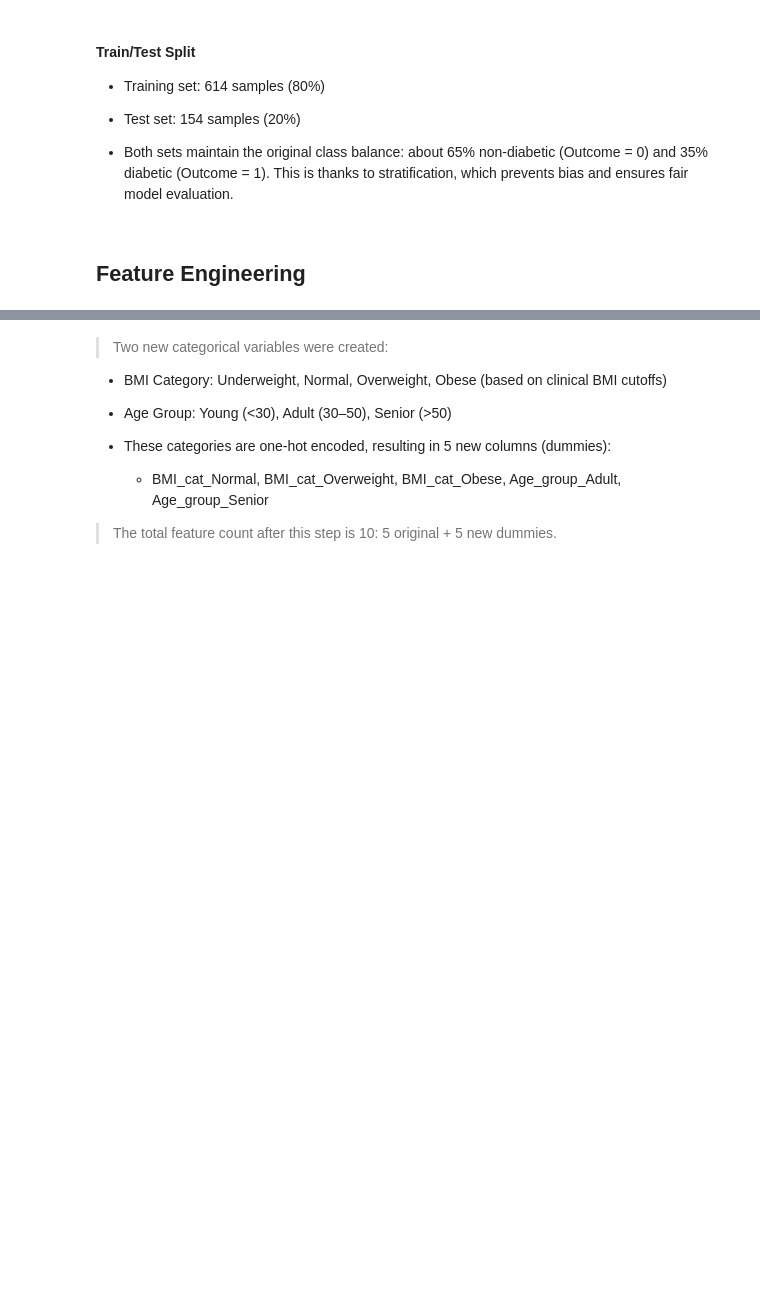
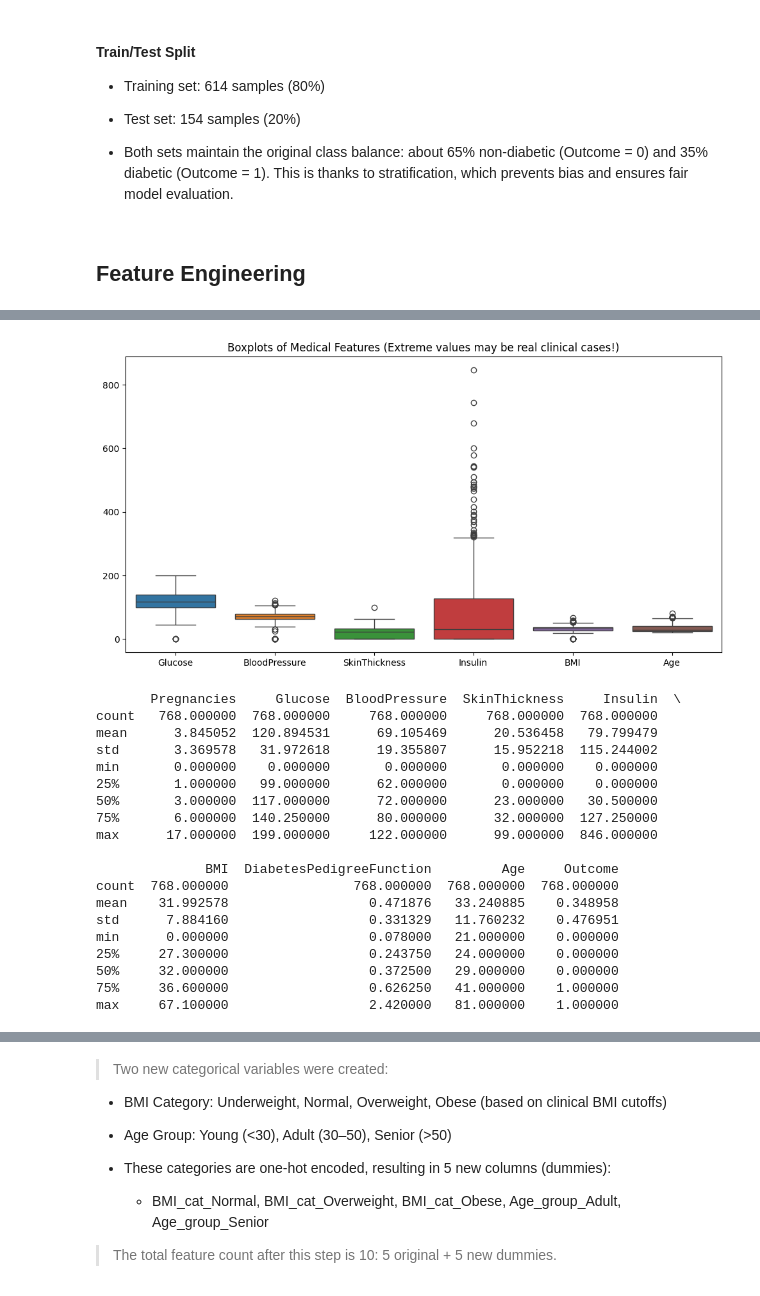
Before and after one commit to 4GeeksAcademy/ginotomasd-boostingalgo, a Jupyter notebook: project.ipynb, the cells around one changed output, grey strips where cells are left out. Cells and saved outputs as stored; diff of their text form; code cells hidden in the pictures; blank space fills up the shorter version.

```diff
--- a/project.ipynb
+++ b/project.ipynb
@@ -363,0 +361,30 @@ for col in X_train_fe.columns:
+# %%
+# Explore potential outliers visually
+plt.figure(figsize=(12, 6))
+sns.boxplot(data=df[['Glucose', 'BloodPressure', 'SkinThickness', 'Insulin', 'BMI', 'Age']])
+plt.title("Boxplots of Medical Features (Extreme values may be real clinical cases!)")
+plt.show()
+
+# Show descriptive statistics
+print(df.describe())
+# %% [output]
+[figure, added]
+       Pregnancies     Glucose  BloodPressure  SkinThickness     Insulin  \
+count   768.000000  768.000000     768.000000     768.000000  768.000000
+mean      3.845052  120.894531      69.105469      20.536458   79.799479
+std       3.369578   31.972618      19.355807      15.952218  115.244002
+min       0.000000    0.000000       0.000000       0.000000    0.000000
+25%       1.000000   99.000000      62.000000       0.000000    0.000000
+50%       3.000000  117.000000      72.000000      23.000000   30.500000
+75%       6.000000  140.250000      80.000000      32.000000  127.250000
+max      17.000000  199.000000     122.000000      99.000000  846.000000
+
+              BMI  DiabetesPedigreeFunction         Age     Outcome
+count  768.000000                768.000000  768.000000  768.000000
+mean    31.992578                  0.471876   33.240885    0.348958
+std      7.884160                  0.331329   11.760232    0.476951
+min      0.000000                  0.078000   21.000000    0.000000
+25%     27.300000                  0.243750   24.000000    0.000000
+50%     32.000000                  0.372500   29.000000    0.000000
+75%     36.600000                  0.626250   41.000000    1.000000
+max     67.100000                  2.420000   81.000000    1.000000
```
Also changed, not shown: parts of 7 cells of this notebook, 3 other files.
